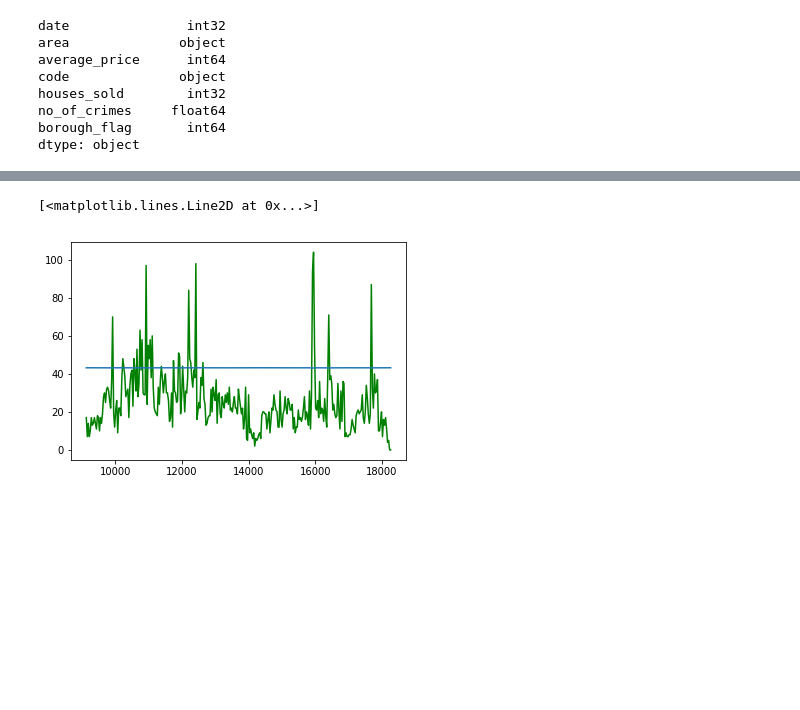
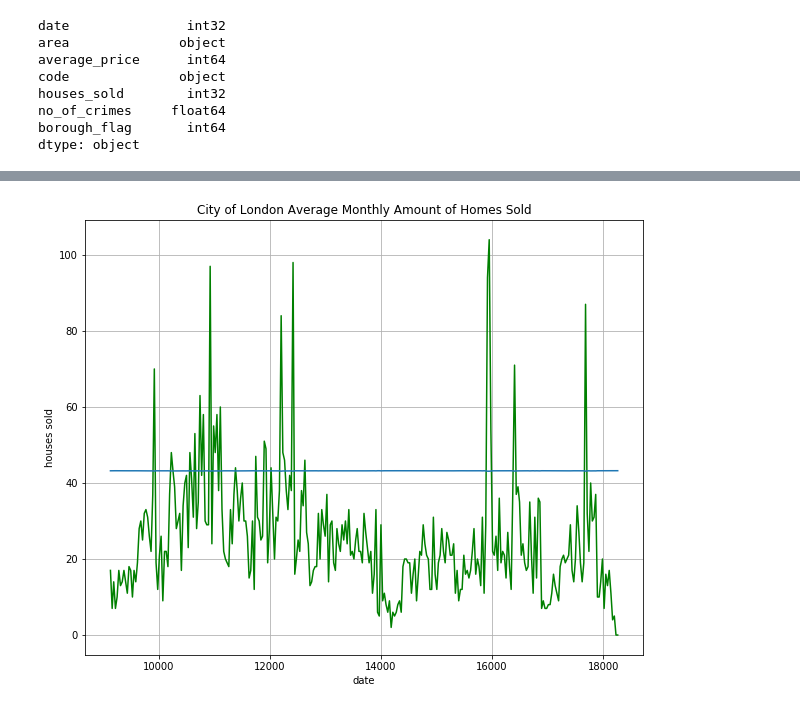
Before and after one commit to irwinmier96/Extra_Side_Projects, a Jupyter notebook: London House Prices/housing_predictions.ipynb, the cells around one changed output, grey strips where cells are left out. Cells and saved outputs as stored; diff of their text form; code cells hidden in the pictures; blank space fills up the shorter version.

```diff
--- a/London House Prices/housing_predictions.ipynb
+++ b/London House Prices/housing_predictions.ipynb
@@ -122,8 +111,17 @@ city_of_london
-# %%
-plt.plot(X, Y_2, color = "green")
-plt.plot(X, Y_pred_2)
-# %% [output]
-[<matplotlib.lines.Line2D at 0x...>]
-[figure, removed]
+# %%
+rcParams['figure.figsize'] = 10, 8
+
+plt.plot(X, Y_2, color = "green")
+plt.plot(X, Y_pred_2)
+plt.grid()
+
+plt.xlabel("date")
+plt.ylabel("houses sold")
+
+plt.title("City of London Average Monthly Amount of Homes Sold")
+
+plt.show()
+# %% [output]
+[figure, added]
 # %%
 #k nearest numbers to predict the prices by the neighborhood or houses sold
```
Also changed, not shown: parts of 3 cells of this notebook, 2 other files.
